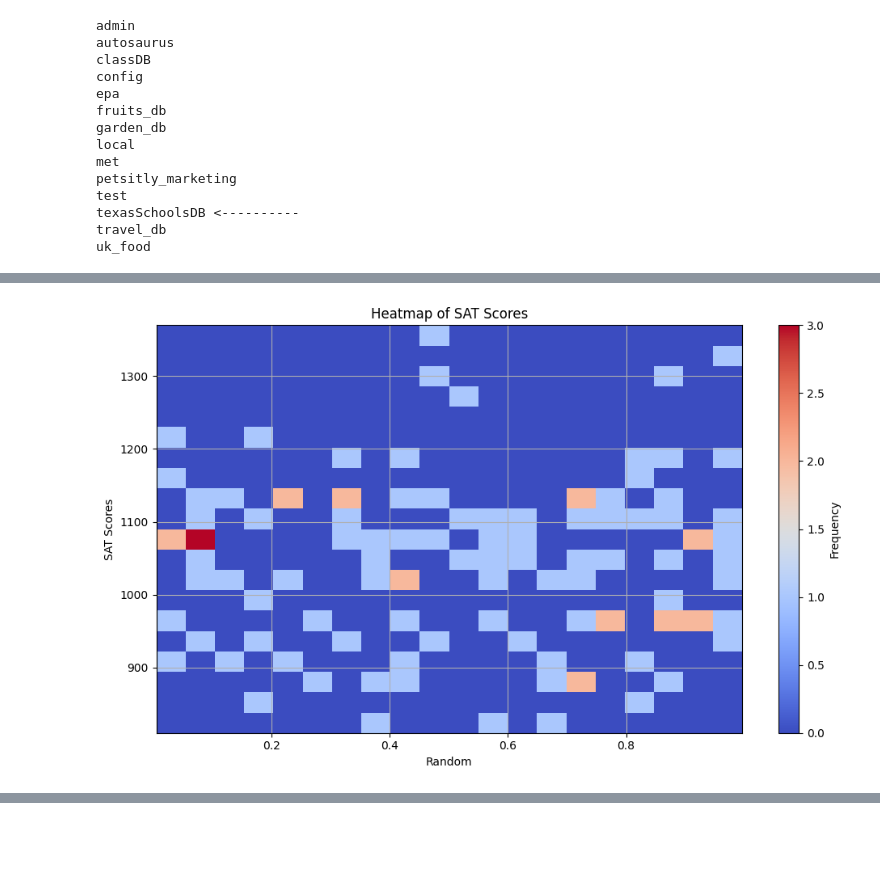
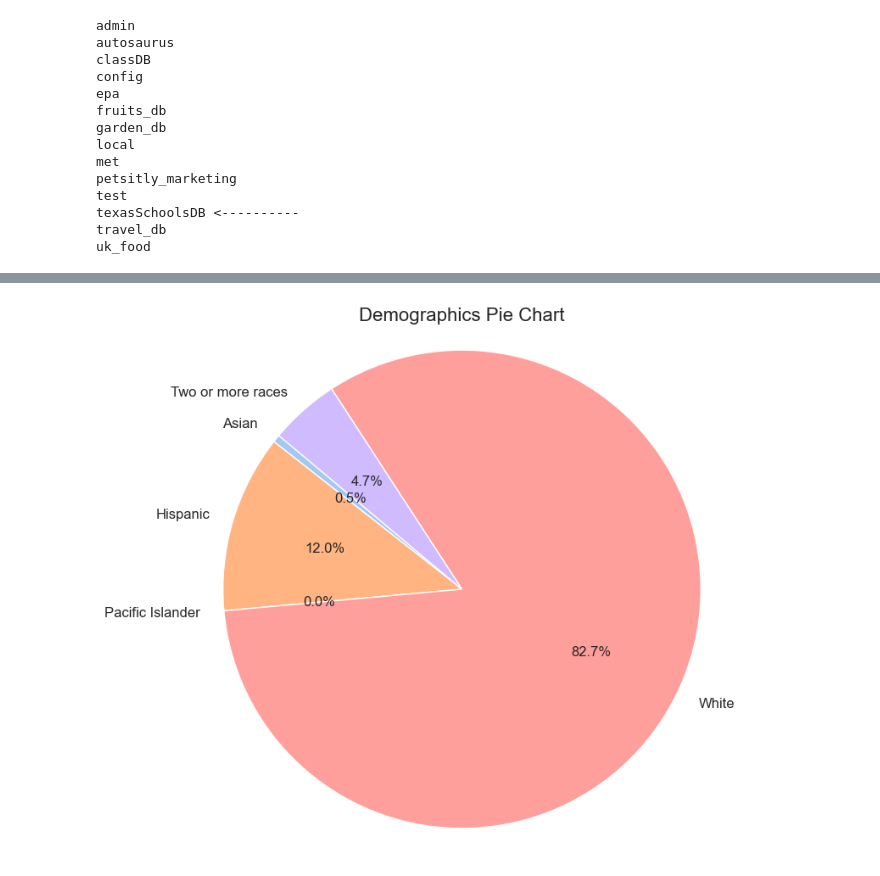
Before and after one commit to mariahmclelan/TexasISDs_Geolocations, a Jupyter notebook: mongomaps.ipynb, the cells around one changed output, grey strips where cells are left out. Cells and saved outputs as stored; diff of their text form; code cells hidden in the pictures; blank space fills up the shorter version.

Commit message:
updatated visuals

```diff
--- a/mongomaps.ipynb
+++ b/mongomaps.ipynb
@@ -60,6 +66,8 @@ db.list_collection_names()
 coordinates = db.coordinates
 # %%
 scores = db.scores_coordinates
+# %%
+demog = db.demographics
 # %%
 # Create a Folium map
 map = folium.Map(location=[29.7604, -95.3698], zoom_start=6)
@@ -148,24 +156,6 @@ map.get_root().html.add_child(folium.Element(legend_html))
 
 # Save the map
 map.save('map_with_legend.html')
-# %%
-# Retrieve data from MongoDB
-sat_scores = []
-for document in scores.find({}, {"SAT_Total": 1}):  # Only retrieve SAT scores
-    score = float(document.get('SAT_Total'))  # Convert to float
-    sat_scores.append(score)
-
-plt.figure(figsize=(10, 6))
-plt.hist2d(np.random.rand(len(sat_scores)), sat_scores, bins=20, cmap='coolwarm')  # Adjust bins as needed
-plt.colorbar(label='Frequency')
-plt.xlabel('Random')
-plt.ylabel('SAT Scores')
-plt.title('Heatmap of SAT Scores')
-plt.grid(True)
-plt.tight_layout()
-plt.show()
-# %% [output]
-[figure, removed]
 # %%
 # Retrieve data from MongoDB
 sat_scores = []
@@ -224,3 +214,40 @@ map_act_scores.add_child(colormap)
 map_act_scores
 # %% [output]
 [interactive output not drawn]
+# %%
+# Retrieve data from MongoDB collection
+data_from_mongodb = demog.find_one({})
+
+# Prepare data for plotting
+demographics_data = {
+    'African American': data_from_mongodb.get('%_African_American', 0),
+    'American Indian': data_from_mongodb.get('%_American_Indian', 0),
+    'Asian': data_from_mongodb.get('%_Asian', 0),
+    'Hispanic': data_from_mongodb.get('% Hispanic', 0),
+    'Pacific Islander': data_from_mongodb.get('%_Pacific_Islander', 0),
+    'White': data_from_mongodb.get('%_White', 0),
+    'Two or more races': data_from_mongodb.get('%_Two_or_More_Races', 0)
+}
+
+
+# Filter out categories with 0%
+demographics_data_filtered = {k: v for k, v in demographics_data.items() if v != 0}
+
+# Adjusting pie chart parameters
+colors = sns.color_palette('pastel')  # Use Seaborn's color palette
+plt.figure(figsize=(8, 8))
+plt.pie(
+    demographics_data_filtered.values(),
+    labels=demographics_data_filtered.keys(),
+    autopct='%1.1f%%',
+    startangle=140,
+    colors=colors,
+    textprops={'fontsize': 12}  # Adjust font size for better readability
+)
+plt.title('Demographics Pie Chart', fontsize=16)  # Adjust title font size
+plt.axis('equal')  # Equal aspect ratio ensures that pie is drawn as a circle.
+
+# Show the plot
+plt.show()
+# %% [output]
+[figure, added]
```
Also changed, not shown: parts of 4 cells of this notebook, 1 other file.
